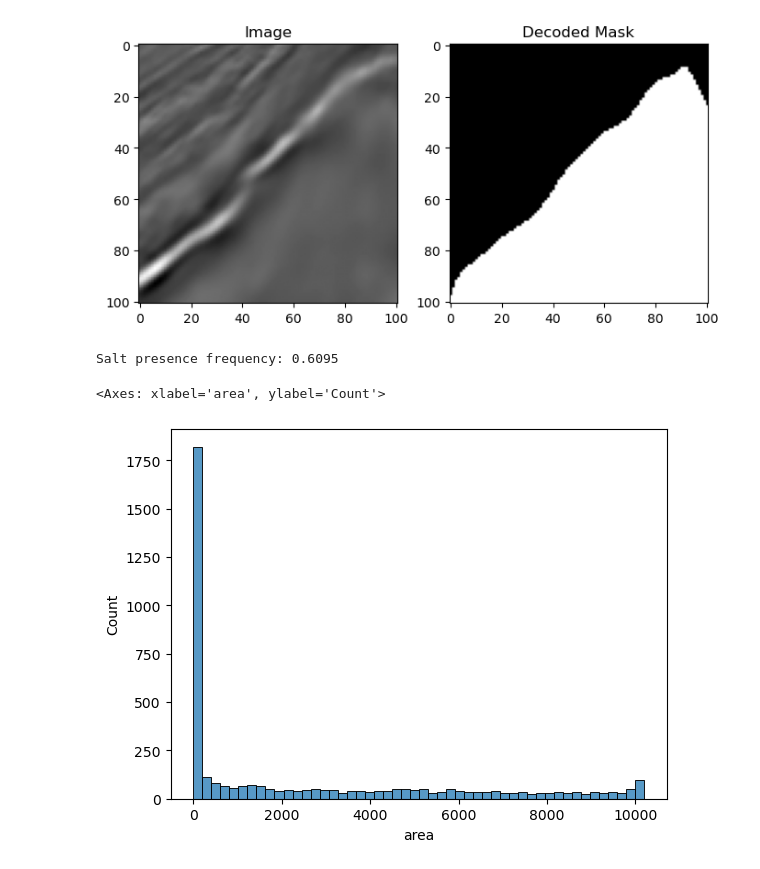
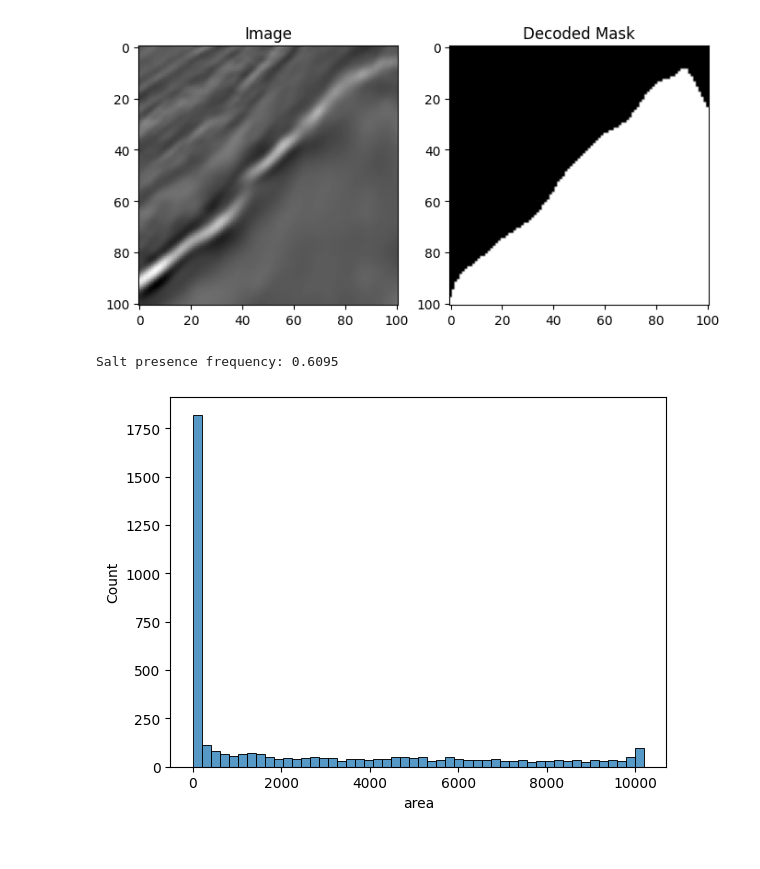
Before and after one commit to leraos/tgs-salt-identification-challenge, a Jupyter notebook: project_notebook.ipynb, the cells around one changed output. Saved outputs shown, nothing was run; the diff lists cells and outputs as text; code cells hidden in the pictures.

```diff
--- a/project_notebook.ipynb
+++ b/project_notebook.ipynb
@@ -171,44 +170,43 @@ def rle_decode(rle, shape=(101, 101)):
 
     return mask.reshape(shape, order='F')  ## column-major
 
-df = pd.read_csv('train.csv')
+df = pd.read_csv(os.path.join(project_path, 'train.csv'))
 row = df.iloc[0]
 
-img = cv2.imread(f"train/images/{row['id']}.png", 0)
+img = cv2.imread(f"{image_path}/{row['id']}.png", 0)
 mask = rle_decode(row["rle_mask"])
 
 ## visualize decoded
 plt.figure(figsize=(8,4))
 
 plt.subplot(1,2,1)
 plt.title("Image")
 plt.imshow(img, cmap="gray")
 
 plt.subplot(1,2,2)
 plt.title("Decoded Mask")
 plt.imshow(mask, cmap="gray")
 
 plt.show()
 
-## measuring salt frequency from train.csv
-df["has_salt"] = df["rle_mask"].notna()
-print(f'Salt presence frequency: {df["has_salt"].mean()}')
-
 ## measuring salta area from train.csv
 def rle_area(rle):
     if pd.isna(rle):
         return 0
     s = list(map(int, rle.split()))
     lengths = s[1::2]
     return sum(lengths)
 
 df["area"] = df["rle_mask"].apply(rle_area)
 
 sns.histplot(df["area"], bins=50)
+
+## measuring salt frequency from train.csv
+df["has_salt"] = df["rle_mask"].notna()
+print(f'Salt presence frequency: {df["has_salt"].mean()}')
 # %% [output]
-[figure, old version]
+[figure, new version]
 Salt presence frequency: 0.6095
-<Axes: xlabel='area', ylabel='Count'>
 [figure]
 # %%
 ## prepare data, normalize,
```
Also changed, not shown: parts of 7 cells of this notebook.
